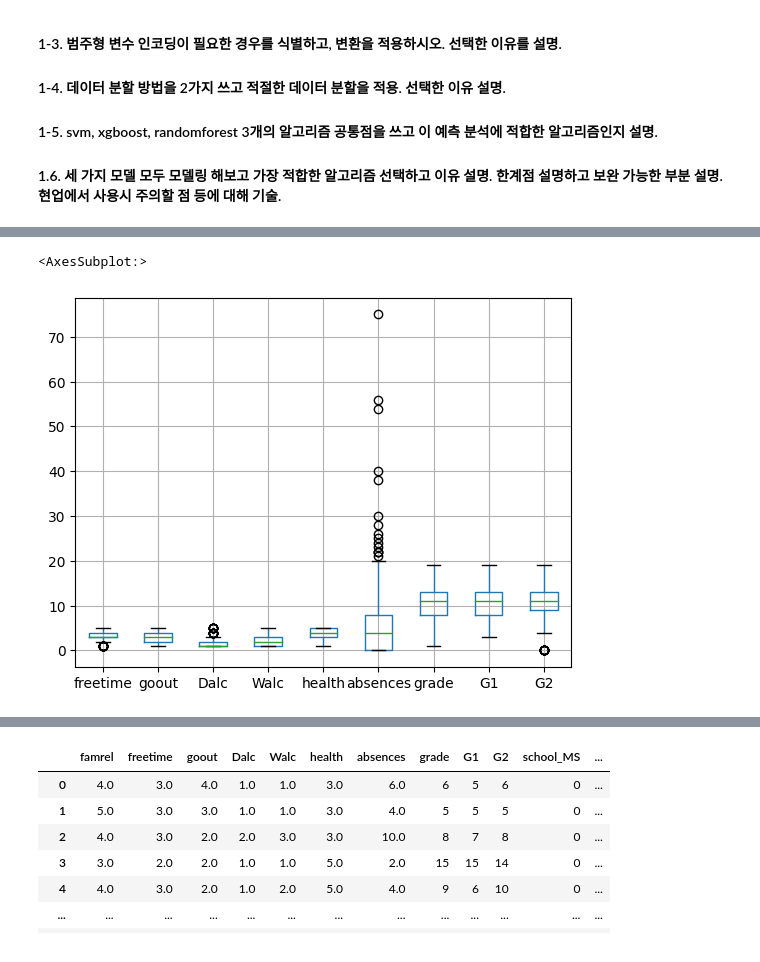
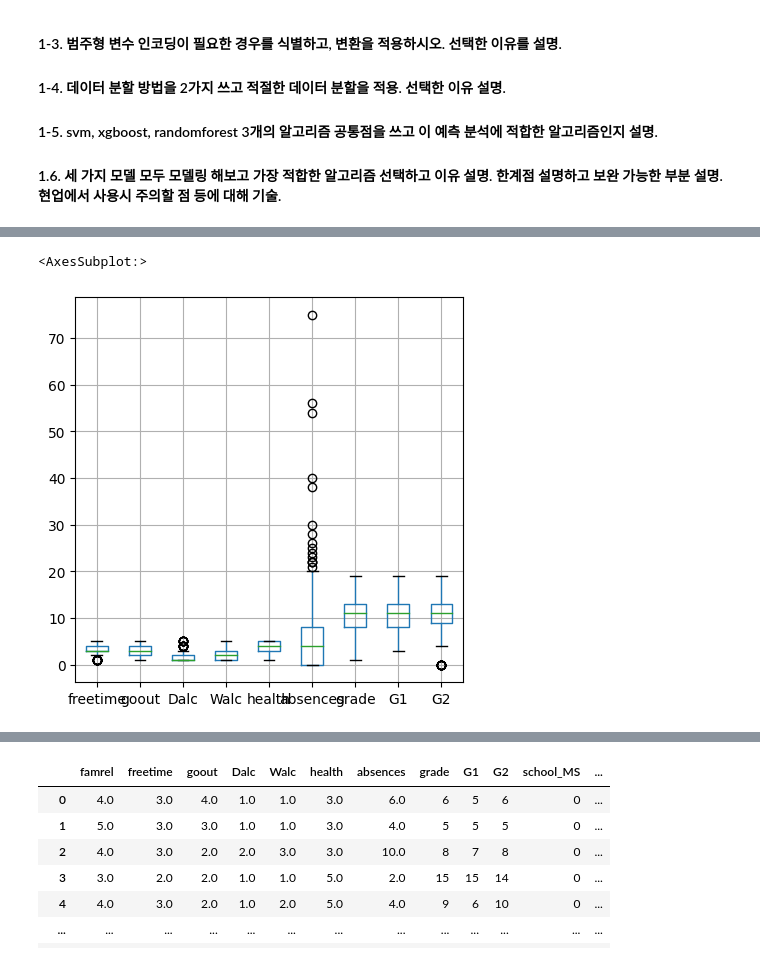
Before and after one commit to blackbutterfly0852/ADP_PRACTICE, a Jupyter notebook: 230222_21회기출.ipynb, the cells around one changed output, grey strips where cells are left out. Drawn from its saved outputs; the diff is of its cells as text; code cells hidden in the pictures.

```diff
--- a/230222_21회기출.ipynb
+++ b/230222_21회기출.ipynb
@@ -96,12 +80,13 @@ axs[1][1].bar(df['activities'].value_counts().index, df['activities'].value_coun
 # %%
 # 5) 이상치 확인
+fig, axs = plt.subplots(1,1, figsize = (5,5))
 df_temp = df.drop(['school', 'sex', 'paid','activities','famrel'], axis = 1 )
 df_temp.boxplot()
 # freetime, Dalc, absences, G2 변수내 이상치가 있다.
 # svm은 이상치에 민감하기 때문에 추후 scale 변환이 필요할 수 있다.
 # %% [output]
 <AxesSubplot:>
-[figure, old version]
+[figure, new version]
 # %%
 # 6) 적합 가능한 모델 확인
 # 종속변수가 연속형이기 때문에 분류보다는 회귀가 적합하다.
```
Also changed, not shown: parts of 10 cells of this notebook.
